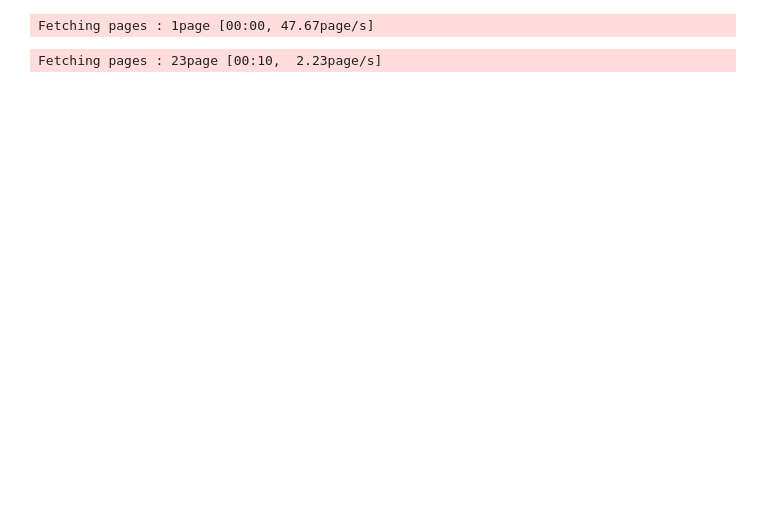
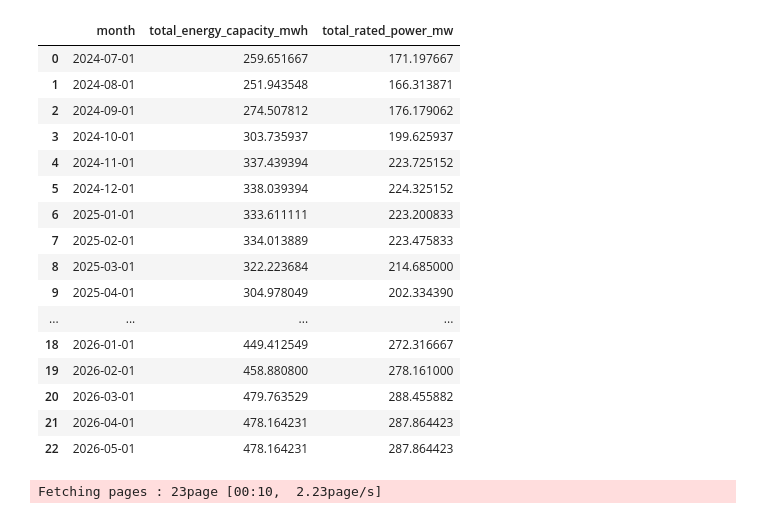
Before and after one commit to andrewkittredge/modo_energy, a Jupyter notebook: ERCOT_BESS.ipynb, the cells around one changed output. Saved outputs shown, nothing was run; the diff lists cells and outputs as text; code cells hidden in the pictures; blank space fills up the shorter version.

```diff
--- a/ERCOT_BESS.ipynb
+++ b/ERCOT_BESS.ipynb
@@ -10,13 +10,6 @@ client = ModoEnergyAPIClient(cache_requests=True)
 # %%
 start_date = date(2024, 7, 1)
 end_date = date(2026, 5, 31)
-# %%
-ercot_bess = client.get_ercot_modo_owners(
-    date_from=start_date,
-    date_to=end_date,
-)
-# %% [output]
-Fetching pages : 1page [00:00, 47.67page/s]
 # %%
 # Group by the month of the 'date' column
 ercot_bess["month"] = ercot_bess["date"].dt.to_period("M").dt.to_timestamp()
@@ -25,6 +18,26 @@ ercot_bess_monthly = (
     .agg({"total_energy_capacity_mwh": "mean", "total_rated_power_mw": "mean"})
     .reset_index()
 )
+# %%
+ercot_bess_monthly
+# %% [output]
+|  | month | total_energy_capacity_mwh | total_rated_power_mw |
+| 0 | 2024-07-01 | 259.651667 | 171.197667 |
+| 1 | 2024-08-01 | 251.943548 | 166.313871 |
+| 2 | 2024-09-01 | 274.507812 | 176.179062 |
+| 3 | 2024-10-01 | 303.735937 | 199.625937 |
+| 4 | 2024-11-01 | 337.439394 | 223.725152 |
+| 5 | 2024-12-01 | 338.039394 | 224.325152 |
+| 6 | 2025-01-01 | 333.611111 | 223.200833 |
+| 7 | 2025-02-01 | 334.013889 | 223.475833 |
+| 8 | 2025-03-01 | 322.223684 | 214.685000 |
+| 9 | 2025-04-01 | 304.978049 | 202.334390 |
+| ... | ... | ... | ... |
+| 18 | 2026-01-01 | 449.412549 | 272.316667 |
+| 19 | 2026-02-01 | 458.880800 | 278.161000 |
+| 20 | 2026-03-01 | 479.763529 | 288.455882 |
+| 21 | 2026-04-01 | 478.164231 | 287.864423 |
+| 22 | 2026-05-01 | 478.164231 | 287.864423 |
 # %%
 fuel_mix_raw = client.get_ercot_generation_fuel_mix(
     date_from=start_date, date_to=end_date
```
Also changed, not shown: 3 other files.
